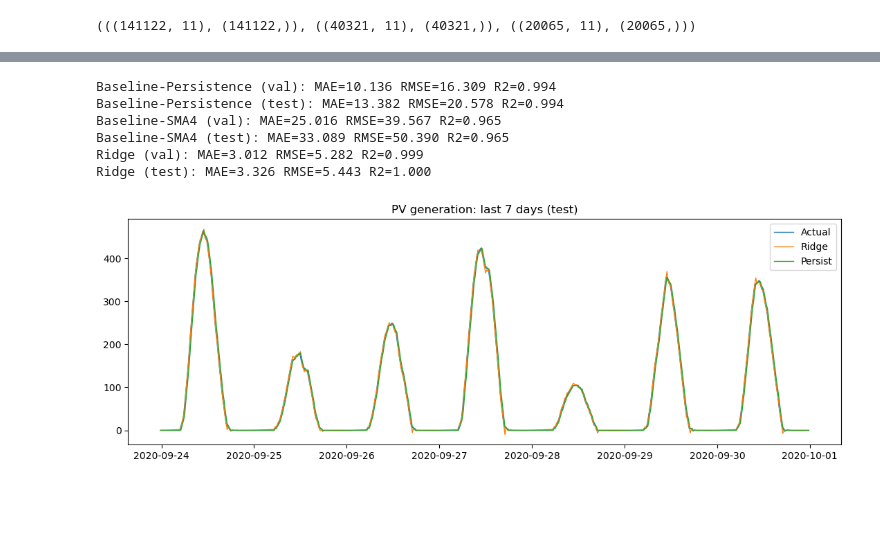
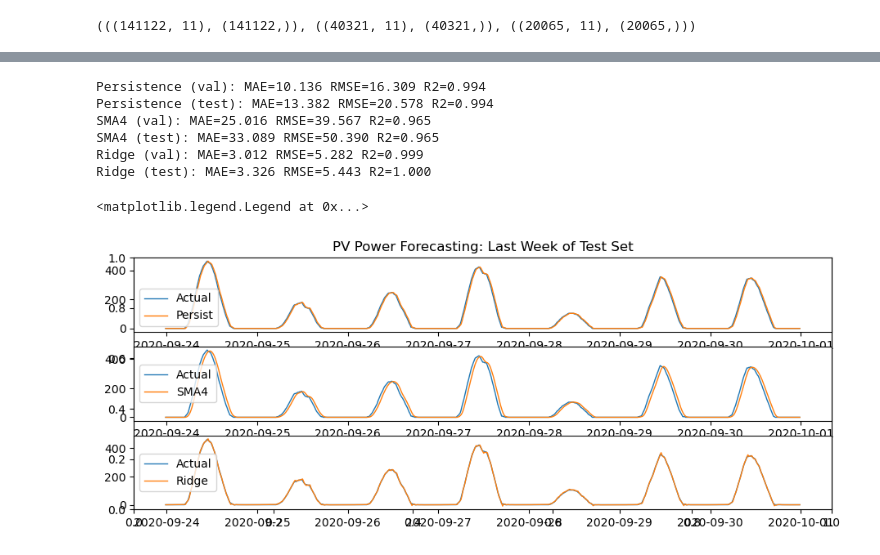
Before and after one commit to Huaseon/SHORT-TERM_FORECASTING_OF_PHOTOVOLTAIC_POWER_GENERATION, a Jupyter notebook: PV_generation_forecasting.ipynb, the cells around one changed output, grey strips where cells are left out. Drawn from its saved outputs; the diff is of its cells as text; code cells hidden in the pictures; blank space fills up the shorter version.

```diff
--- a/PV_generation_forecasting.ipynb
+++ b/PV_generation_forecasting.ipynb
@@ -127,53 +203,63 @@ X_test, y_test = test.drop(columns=["y"]), test["y"]
 # %%
-# --- 5. Baselines and Ridge model ---
-from sklearn.linear_model import Ridge
+# --- Persistence、Simple moving average、 Ridge model ---
 
 # Helper metrics
-
 def eval_metrics(y_true, y_pred, label):
     mae = mean_absolute_error(y_true, y_pred)
     rmse = root_mean_squared_error(y_true, y_pred)
     r2 = r2_score(y_true, y_pred)
     print(f"{label}: MAE={mae:.3f} RMSE={rmse:.3f} R2={r2:.3f}")
     return mae, rmse, r2
 
 # Persistence (t -> t+1)
 # For lag_1, we can use X features: prediction equals lag_1
 persist_val = X_val["lag_1"].values
 persist_test = X_test["lag_1"].values
-eval_metrics(y_val, persist_val, "Baseline-Persistence (val)")
-eval_metrics(y_test, persist_test, "Baseline-Persistence (test)")
+eval_metrics(y_val, persist_val, "Persistence (val)")
+eval_metrics(y_test, persist_test, "Persistence (test)")
 
-# Simple moving average baseline (last 4 steps)
+# Simple moving average(last 4 steps)
 sma4_val = X_val[["roll_mean_4"]].values.ravel()
 sma4_test = X_test[["roll_mean_4"]].values.ravel()
-eval_metrics(y_val, sma4_val, "Baseline-SMA4 (val)")
-eval_metrics(y_test, sma4_test, "Baseline-SMA4 (test)")
+eval_metrics(y_val, sma4_val, "SMA4 (val)")
+eval_metrics(y_test, sma4_test, "SMA4 (test)")
 
 # Ridge regression on engineered features
 ridge = Ridge(alpha=1.0, random_state=None)
 ridge.fit(X_train, y_train)
 val_pred = ridge.predict(X_val)
 test_pred = ridge.predict(X_test)
 
 eval_metrics(y_val, val_pred, "Ridge (val)")
 eval_metrics(y_test, test_pred, "Ridge (test)")
 
 # Quick visualization for a recent window
 plot_start = y_test.index.max() - pd.Timedelta(days=7)
 clip = (y_test.index >= plot_start)
-plt.figure(figsize=(11,4))
-plt.subplots(3, 1)
-plt.plot(y_test.index[clip], y_test.values[clip], label="Actual", lw=1)
-plt.plot(y_test.index[clip], test_pred[clip], label="Ridge", lw=1)
-plt.plot(y_test.index[clip], persist_test[clip], label="Persist", lw=1)
-plt.title("PV generation: last 7 days (test)")
-plt.legend(); plt.tight_layout(); plt.show()
+
+fig, ax = plt.subplots(figsize=(11,4))
+ax.set_title("PV Power Forecasting: Last Week of Test Set")
+
+ax1 = fig.add_subplot(3, 1, 1)
+ax1.plot(y_test.index[clip], y_test.values[clip], label="Actual", lw=1)
+ax1.plot(y_test.index[clip], persist_test[clip], label="Persist", lw=1)
+ax1.legend()
+
+ax2 = fig.add_subplot(3, 1, 2)
+ax2.plot(y_test.index[clip], y_test.values[clip], label="Actual", lw=1)
+ax2.plot(y_test.index[clip], sma4_test[clip], label="SMA4", lw=1)
+ax2.legend()
+
+ax3 = fig.add_subplot(3, 1, 3)
+ax3.plot(y_test.index[clip], y_test.values[clip], label="Actual", lw=1)
+ax3.plot(y_test.index[clip], test_pred[clip], label="Ridge", lw=1)
+ax3.legend()
 # %% [output]
-Baseline-Persistence (val): MAE=10.136 RMSE=16.309 R2=0.994
-Baseline-Persistence (test): MAE=13.382 RMSE=20.578 R2=0.994
-Baseline-SMA4 (val): MAE=25.016 RMSE=39.567 R2=0.965
-Baseline-SMA4 (test): MAE=33.089 RMSE=50.390 R2=0.965
+Persistence (val): MAE=10.136 RMSE=16.309 R2=0.994
+Persistence (test): MAE=13.382 RMSE=20.578 R2=0.994
+SMA4 (val): MAE=25.016 RMSE=39.567 R2=0.965
+SMA4 (test): MAE=33.089 RMSE=50.390 R2=0.965
 Ridge (val): MAE=3.012 RMSE=5.282 R2=0.999
 Ridge (test): MAE=3.326 RMSE=5.443 R2=1.000
+<matplotlib.legend.Legend at 0x...>
-[figure, old version]
+[figure, new version]
```
Also changed, not shown: parts of 7 cells of this notebook, 2 other files.
